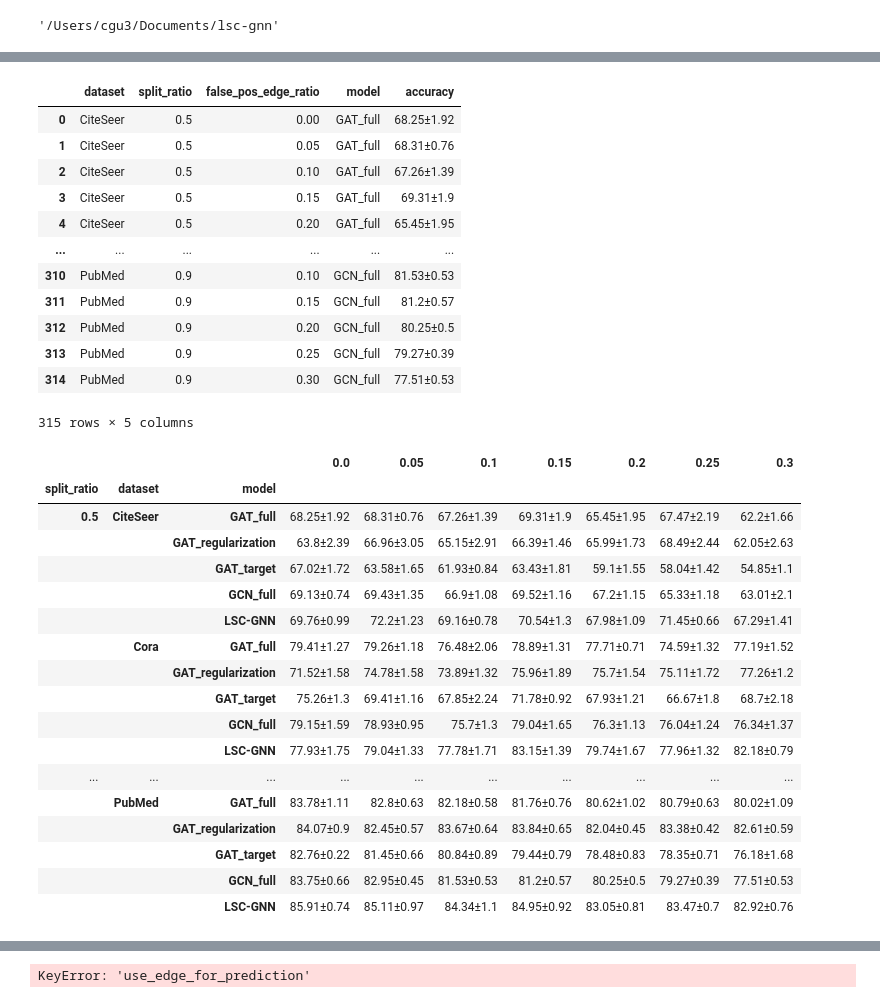
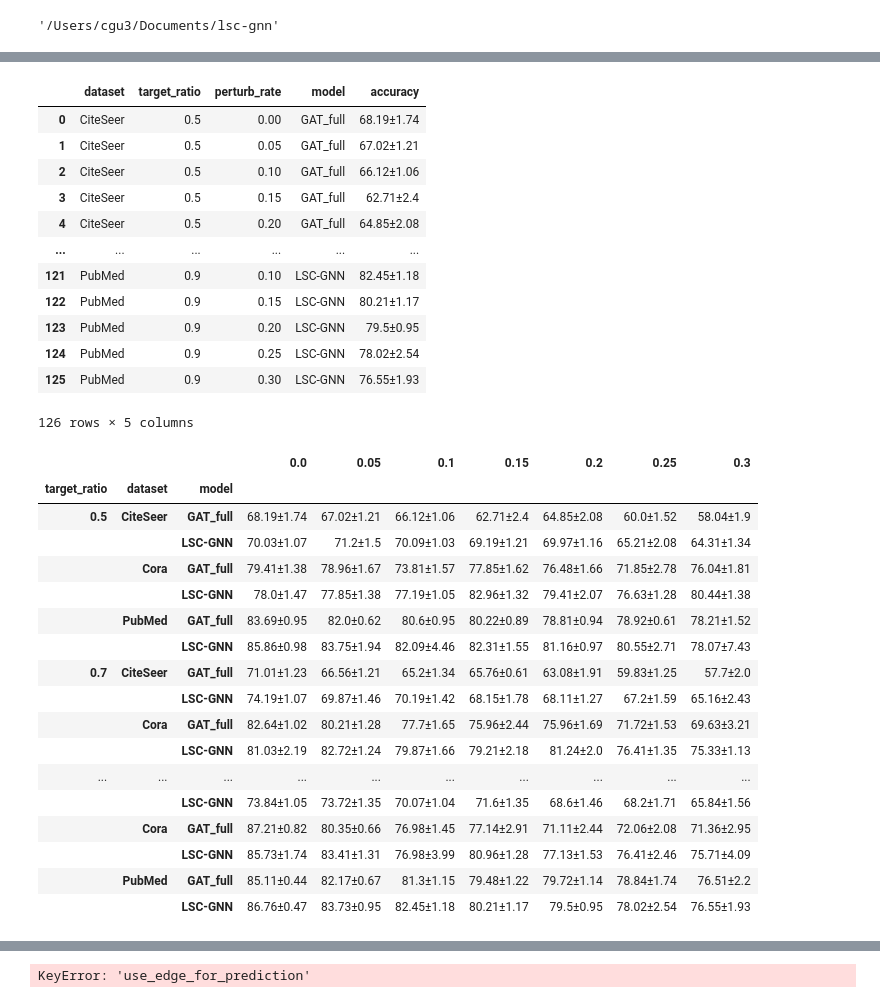
Before and after one commit to FDUguchunhui/latent-space-constraint-GNN, a Jupyter notebook: notebook/analysis/aggregation.ipynb, the cells around one changed output, grey strips where cells are left out. Drawn from its saved outputs; the diff is of its cells as text; code cells hidden in the pictures.

```diff
--- a/notebook/analysis/aggregation.ipynb
+++ b/notebook/analysis/aggregation.ipynb
@@ -80,25 +80,25 @@ df_best
 63 rows × 1 columns
 # %%
 # combine df_first and df_best horizontally
-df_combined = pd.concat([df_first, df_best, df_GAT_agg_target, df_GAT_agg_regularization, df_GCN_agg_full], axis=1)
+df_combined = pd.concat([df_first, df_best], axis=1)
 df_combined = df_combined.reset_index()
 # convert to long format
 df_combined = df_combined.melt(id_vars=['dataset', 'target_ratio', 'perturb_rate'], var_name='model', value_name='accuracy')
 df_combined
 # %% [output]
-|  | dataset | split_ratio | false_pos_edge_ratio | model | accuracy |
-| 0 | CiteSeer | 0.5 | 0.00 | GAT_full | 68.25±1.92 |
-| 1 | CiteSeer | 0.5 | 0.05 | GAT_full | 68.31±0.76 |
-| 2 | CiteSeer | 0.5 | 0.10 | GAT_full | 67.26±1.39 |
-| 3 | CiteSeer | 0.5 | 0.15 | GAT_full | 69.31±1.9 |
-| 4 | CiteSeer | 0.5 | 0.20 | GAT_full | 65.45±1.95 |
+|  | dataset | target_ratio | perturb_rate | model | accuracy |
+| 0 | CiteSeer | 0.5 | 0.00 | GAT_full | 68.19±1.74 |
+| 1 | CiteSeer | 0.5 | 0.05 | GAT_full | 67.02±1.21 |
+| 2 | CiteSeer | 0.5 | 0.10 | GAT_full | 66.12±1.06 |
+| 3 | CiteSeer | 0.5 | 0.15 | GAT_full | 62.71±2.4 |
+| 4 | CiteSeer | 0.5 | 0.20 | GAT_full | 64.85±2.08 |
 | ... | ... | ... | ... | ... | ... |
-| 310 | PubMed | 0.9 | 0.10 | GCN_full | 81.53±0.53 |
-| 311 | PubMed | 0.9 | 0.15 | GCN_full | 81.2±0.57 |
-| 312 | PubMed | 0.9 | 0.20 | GCN_full | 80.25±0.5 |
-| 313 | PubMed | 0.9 | 0.25 | GCN_full | 79.27±0.39 |
-| 314 | PubMed | 0.9 | 0.30 | GCN_full | 77.51±0.53 |
+| 121 | PubMed | 0.9 | 0.10 | LSC-GNN | 82.45±1.18 |
+| 122 | PubMed | 0.9 | 0.15 | LSC-GNN | 80.21±1.17 |
+| 123 | PubMed | 0.9 | 0.20 | LSC-GNN | 79.5±0.95 |
+| 124 | PubMed | 0.9 | 0.25 | LSC-GNN | 78.02±2.54 |
+| 125 | PubMed | 0.9 | 0.30 | LSC-GNN | 76.55±1.93 |
-315 rows × 5 columns
+126 rows × 5 columns
 # %%
 
 # Load your dataframe (assuming it's already loaded as df)
@@ -116,20 +116,20 @@ df_transformed.columns = [f"{round(col[1], 2)}" for col in df_transformed.column
 df_transformed
 # %% [output]
 |  |  |  | 0.0 | 0.05 | 0.1 | 0.15 | 0.2 | 0.25 | 0.3 |
-| split_ratio | dataset | model |  |  |  |  |  |  |  |
-| 0.5 | CiteSeer | GAT_full | 68.25±1.92 | 68.31±0.76 | 67.26±1.39 | 69.31±1.9 | 65.45±1.95 | 67.47±2.19 | 62.2±1.66 |
-|  |  | GAT_regularization | 63.8±2.39 | 66.96±3.05 | 65.15±2.91 | 66.39±1.46 | 65.99±1.73 | 68.49±2.44 | 62.05±2.63 |
-|  |  | GAT_target | 67.02±1.72 | 63.58±1.65 | 61.93±0.84 | 63.43±1.81 | 59.1±1.55 | 58.04±1.42 | 54.85±1.1 |
-|  |  | GCN_full | 69.13±0.74 | 69.43±1.35 | 66.9±1.08 | 69.52±1.16 | 67.2±1.15 | 65.33±1.18 | 63.01±2.1 |
-|  |  | LSC-GNN | 69.76±0.99 | 72.2±1.23 | 69.16±0.78 | 70.54±1.3 | 67.98±1.09 | 71.45±0.66 | 67.29±1.41 |
-|  | Cora | GAT_full | 79.41±1.27 | 79.26±1.18 | 76.48±2.06 | 78.89±1.31 | 77.71±0.71 | 74.59±1.32 | 77.19±1.52 |
-|  |  | GAT_regularization | 71.52±1.58 | 74.78±1.58 | 73.89±1.32 | 75.96±1.89 | 75.7±1.54 | 75.11±1.72 | 77.26±1.2 |
-|  |  | GAT_target | 75.26±1.3 | 69.41±1.16 | 67.85±2.24 | 71.78±0.92 | 67.93±1.21 | 66.67±1.8 | 68.7±2.18 |
-|  |  | GCN_full | 79.15±1.59 | 78.93±0.95 | 75.7±1.3 | 79.04±1.65 | 76.3±1.13 | 76.04±1.24 | 76.34±1.37 |
-|  |  | LSC-GNN | 77.93±1.75 | 79.04±1.33 | 77.78±1.71 | 83.15±1.39 | 79.74±1.67 | 77.96±1.32 | 82.18±0.79 |
+| target_ratio | dataset | model |  |  |  |  |  |  |  |
+| 0.5 | CiteSeer | GAT_full | 68.19±1.74 | 67.02±1.21 | 66.12±1.06 | 62.71±2.4 | 64.85±2.08 | 60.0±1.52 | 58.04±1.9 |
+|  |  | LSC-GNN | 70.03±1.07 | 71.2±1.5 | 70.09±1.03 | 69.19±1.21 | 69.97±1.16 | 65.21±2.08 | 64.31±1.34 |
+|  | Cora | GAT_full | 79.41±1.38 | 78.96±1.67 | 73.81±1.57 | 77.85±1.62 | 76.48±1.66 | 71.85±2.78 | 76.04±1.81 |
+|  |  | LSC-GNN | 78.0±1.47 | 77.85±1.38 | 77.19±1.05 | 82.96±1.32 | 79.41±2.07 | 76.63±1.28 | 80.44±1.38 |
+|  | PubMed | GAT_full | 83.69±0.95 | 82.0±0.62 | 80.6±0.95 | 80.22±0.89 | 78.81±0.94 | 78.92±0.61 | 78.21±1.52 |
+|  |  | LSC-GNN | 85.86±0.98 | 83.75±1.94 | 82.09±4.46 | 82.31±1.55 | 81.16±0.97 | 80.55±2.71 | 78.07±7.43 |
+| 0.7 | CiteSeer | GAT_full | 71.01±1.23 | 66.56±1.21 | 65.2±1.34 | 65.76±0.61 | 63.08±1.91 | 59.83±1.25 | 57.7±2.0 |
+|  |  | LSC-GNN | 74.19±1.07 | 69.87±1.46 | 70.19±1.42 | 68.15±1.78 | 68.11±1.27 | 67.2±1.59 | 65.16±2.43 |
+|  | Cora | GAT_full | 82.64±1.02 | 80.21±1.28 | 77.7±1.65 | 75.96±2.44 | 75.96±1.69 | 71.72±1.53 | 69.63±3.21 |
+|  |  | LSC-GNN | 81.03±2.19 | 82.72±1.24 | 79.87±1.66 | 79.21±2.18 | 81.24±2.0 | 76.41±1.35 | 75.33±1.13 |
 | ... | ... | ... | ... | ... | ... | ... | ... | ... | ... |
-|  | PubMed | GAT_full | 83.78±1.11 | 82.8±0.63 | 82.18±0.58 | 81.76±0.76 | 80.62±1.02 | 80.79±0.63 | 80.02±1.09 |
-|  |  | GAT_regularization | 84.07±0.9 | 82.45±0.57 | 83.67±0.64 | 83.84±0.65 | 82.04±0.45 | 83.38±0.42 | 82.61±0.59 |
-|  |  | GAT_target | 82.76±0.22 | 81.45±0.66 | 80.84±0.89 | 79.44±0.79 | 78.48±0.83 | 78.35±0.71 | 76.18±1.68 |
-|  |  | GCN_full | 83.75±0.66 | 82.95±0.45 | 81.53±0.53 | 81.2±0.57 | 80.25±0.5 | 79.27±0.39 | 77.51±0.53 |
-|  |  | LSC-GNN | 85.91±0.74 | 85.11±0.97 | 84.34±1.1 | 84.95±0.92 | 83.05±0.81 | 83.47±0.7 | 82.92±0.76 |
+|  |  | LSC-GNN | 73.84±1.05 | 73.72±1.35 | 70.07±1.04 | 71.6±1.35 | 68.6±1.46 | 68.2±1.71 | 65.84±1.56 |
+|  | Cora | GAT_full | 87.21±0.82 | 80.35±0.66 | 76.98±1.45 | 77.14±2.91 | 71.11±2.44 | 72.06±2.08 | 71.36±2.95 |
+|  |  | LSC-GNN | 85.73±1.74 | 83.41±1.31 | 76.98±3.99 | 80.96±1.28 | 77.13±1.53 | 76.41±2.46 | 75.71±4.09 |
+|  | PubMed | GAT_full | 85.11±0.44 | 82.17±0.67 | 81.3±1.15 | 79.48±1.22 | 79.72±1.14 | 78.84±1.74 | 76.51±2.2 |
+|  |  | LSC-GNN | 86.76±0.47 | 83.73±0.95 | 82.45±1.18 | 80.21±1.17 | 79.5±0.95 | 78.02±2.54 | 76.55±1.93 |
```
Also changed, not shown: parts of 3 cells of this notebook, 7 other files.
